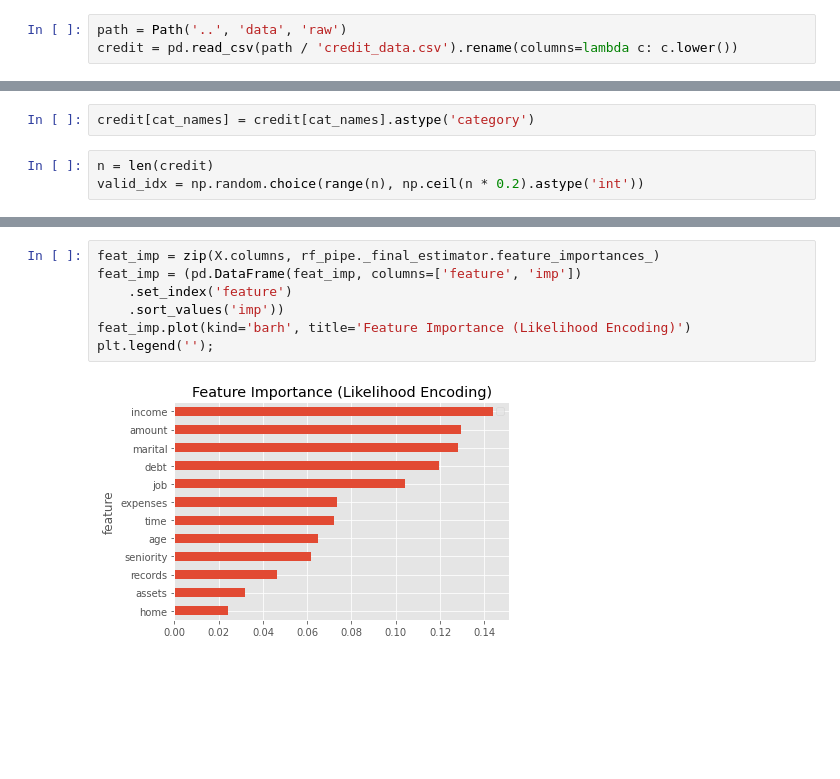
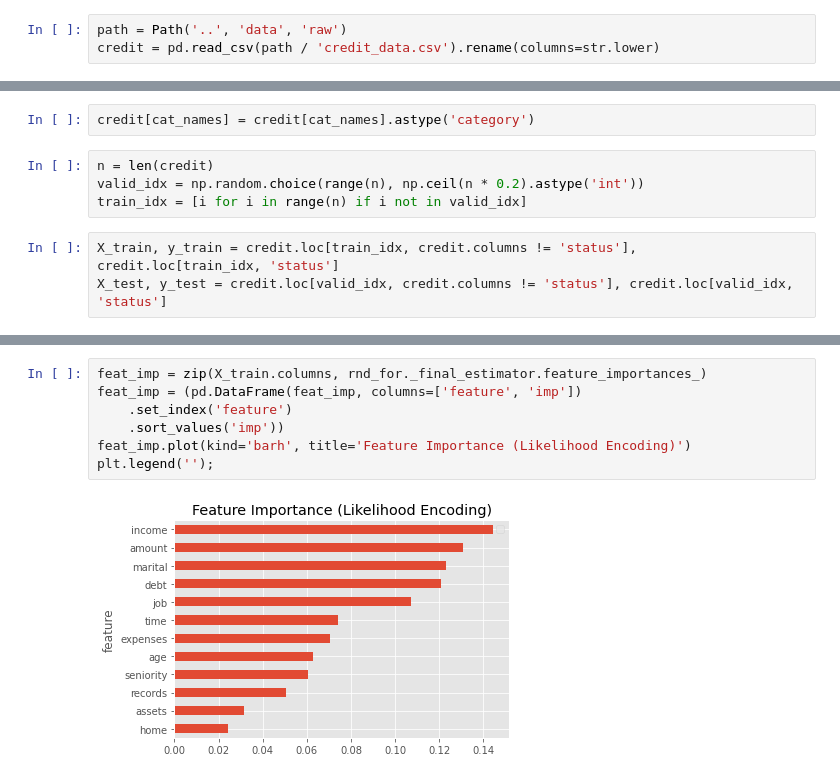
Before and after one commit to MathGuim/tcc, a Jupyter notebook: notebooks/sklearn.ipynb, the cells around one changed output, grey strips where cells are left out. Saved outputs shown, nothing was run; the diff lists cells and outputs as text; blank space fills up the shorter version.

```diff
--- a/notebooks/sklearn.ipynb
+++ b/notebooks/sklearn.ipynb
@@ -33,6 +31,6 @@ plt.style.use('ggplot')
 # %%
 path = Path('..', 'data', 'raw')
-credit = pd.read_csv(path / 'credit_data.csv').rename(columns=lambda c: c.lower())
+credit = pd.read_csv(path / 'credit_data.csv').rename(columns=str.lower)
 # %%
 dep_var = 'status'
 cat_names = ['home', 'marital', 'records', 'job']
@@ -42,4 +40,8 @@ credit[cat_names] = credit[cat_names].astype('category')
 # %%
 n = len(credit)
 valid_idx = np.random.choice(range(n), np.ceil(n * 0.2).astype('int'))
+train_idx = [i for i in range(n) if i not in valid_idx]
+# %%
+X_train, y_train = credit.loc[train_idx, credit.columns != 'status'], credit.loc[train_idx, 'status']
+X_test, y_test = credit.loc[valid_idx, credit.columns != 'status'], credit.loc[valid_idx, 'status']
 # %%
@@ -73,9 +118,9 @@ rf_pipr = rf_pipe.fit(X, y)
 # %%
-feat_imp = zip(X.columns, rf_pipe._final_estimator.feature_importances_)
+feat_imp = zip(X_train.columns, rnd_for._final_estimator.feature_importances_)
 feat_imp = (pd.DataFrame(feat_imp, columns=['feature', 'imp'])
     .set_index('feature')
     .sort_values('imp'))
 feat_imp.plot(kind='barh', title='Feature Importance (Likelihood Encoding)')
 plt.legend('');
 # %% [output]
-[figure, old version]
+[figure, new version]
```
Also changed, not shown: parts of 17 cells of this notebook, 4 other files.
